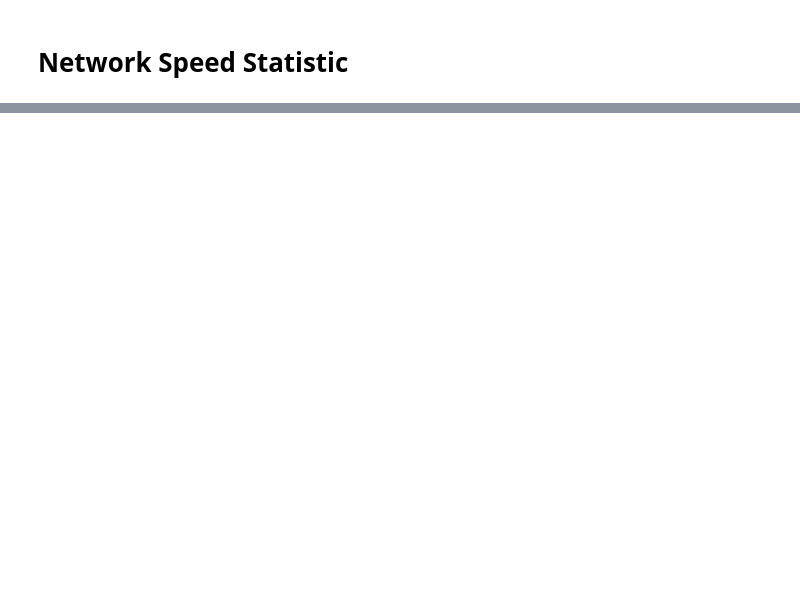
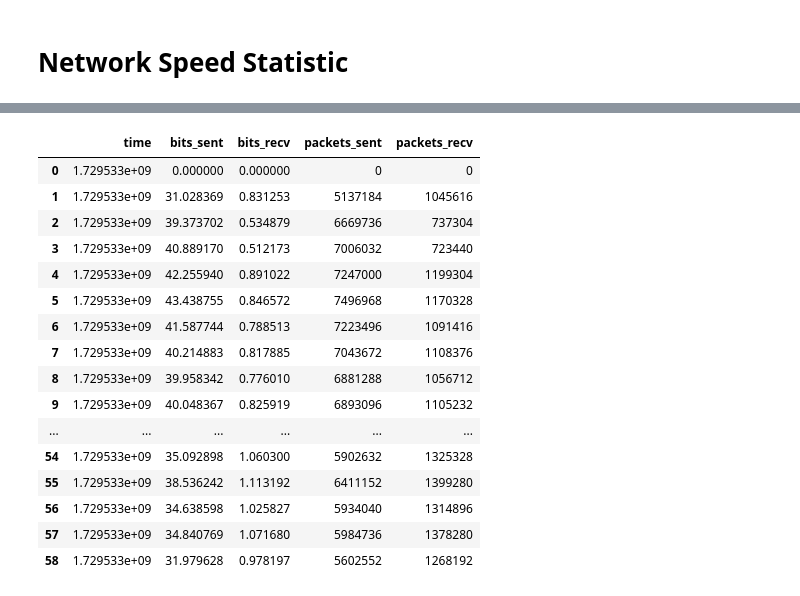
Before and after one commit to zhihao1998/ChamaleoNet, a Jupyter notebook: analysis/pkt_process_time.ipynb, the cells around one changed output, grey strips where cells are left out. Cells and saved outputs as stored; diff of their text form; code cells hidden in the pictures; blank space fills up the shorter version.

```diff
--- a/analysis/pkt_process_time.ipynb
+++ b/analysis/pkt_process_time.ipynb
@@ -245,3 +257,29 @@ send_speed_df.head()
+# %%
+net_stat_df = pd.read_csv('../log/net_stat.csv')
+net_stat_df['bits_recv'] = net_stat_df['bits_recv'].apply(byte_to_Gbit)
+net_stat_df['bits_sent'] = net_stat_df['bits_sent'].apply(byte_to_Gbit)
+# net_stat_df['packets_recv'] = net_stat_df['packets_recv'].apply(bit_to_Gbit)
+# net_stat_df['packets_sent'] = net_stat_df['packets_sent'].apply(bit_to_Gbit)
+
+net_stat_df
+# %% [output]
+|  | time | bits_sent | bits_recv | packets_sent | packets_recv |
+| 0 | 1.729533e+09 | 0.000000 | 0.000000 | 0 | 0 |
+| 1 | 1.729533e+09 | 31.028369 | 0.831253 | 5137184 | 1045616 |
+| 2 | 1.729533e+09 | 39.373702 | 0.534879 | 6669736 | 737304 |
+| 3 | 1.729533e+09 | 40.889170 | 0.512173 | 7006032 | 723440 |
+| 4 | 1.729533e+09 | 42.255940 | 0.891022 | 7247000 | 1199304 |
+| 5 | 1.729533e+09 | 43.438755 | 0.846572 | 7496968 | 1170328 |
+| 6 | 1.729533e+09 | 41.587744 | 0.788513 | 7223496 | 1091416 |
+| 7 | 1.729533e+09 | 40.214883 | 0.817885 | 7043672 | 1108376 |
+| 8 | 1.729533e+09 | 39.958342 | 0.776010 | 6881288 | 1056712 |
+| 9 | 1.729533e+09 | 40.048367 | 0.825919 | 6893096 | 1105232 |
+| ... | ... | ... | ... | ... | ... |
+| 54 | 1.729533e+09 | 35.092898 | 1.060300 | 5902632 | 1325328 |
+| 55 | 1.729533e+09 | 38.536242 | 1.113192 | 6411152 | 1399280 |
+| 56 | 1.729533e+09 | 34.638598 | 1.025827 | 5934040 | 1314896 |
+| 57 | 1.729533e+09 | 34.840769 | 1.071680 | 5984736 | 1378280 |
+| 58 | 1.729533e+09 | 31.979628 | 0.978197 | 5602552 | 1268192 |
 # %%
 fastplot.plot([
     # ('Sending Speed', (send_speed_df['time'], send_speed_df['tx_speed'])),
```
Also changed, not shown: parts of 14 cells of this notebook, 11 other files.
